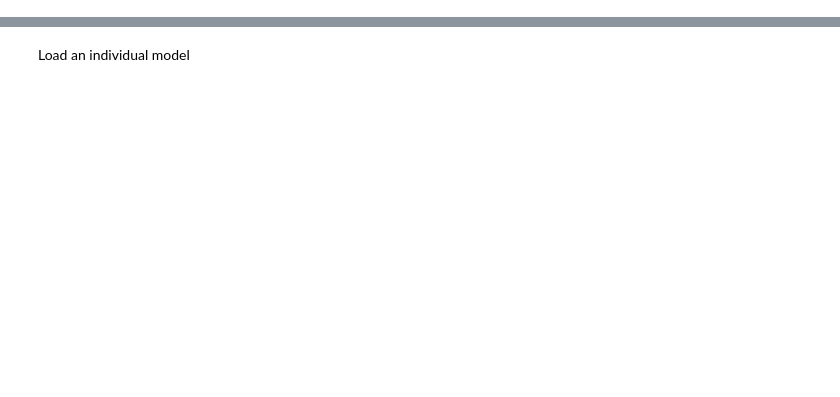
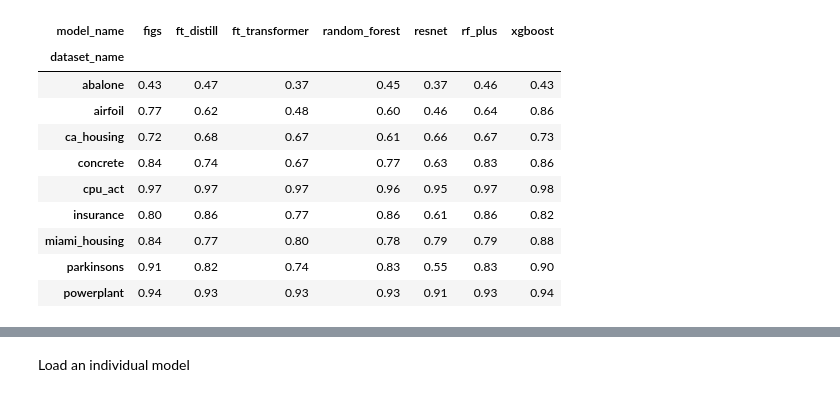
Before and after one commit to mattyshen/adaptiveTTI, a Jupyter notebook: notebooks/01_model_results.ipynb, the cells around one changed output, grey strips where cells are left out. Cells and saved outputs as stored; diff of their text form; code cells hidden in the pictures; blank space fills up the shorter version.

```diff
--- a/notebooks/01_model_results.ipynb
+++ b/notebooks/01_model_results.ipynb
@@ -39,0 +40,9 @@ Length: 387, dtype: int64
+# %%
+r_feat = r[r['featurizer_name'] == 'featurizer']
+r_nfeat = r[r['featurizer_name'] == 'no_featurizer']
+# %%
+r_feat = r_feat.drop(columns=['n_epochs', 'n_epochs', 'gpu', 'size_interactions', 'use_cache', 'cat_mappings', 'task_type', 'save_dir',
+                     'seed', 'subsample_frac', 'featurizer_overlap', 'save_dir_unique'])
+
+r_nfeat = r_nfeat.drop(columns=['n_epochs', 'n_epochs', 'gpu', 'size_interactions', 'use_cache', 'cat_mappings', 'task_type', 'save_dir',
+                     'seed', 'subsample_frac', 'featurizer_overlap', 'save_dir_unique'])
@@ -39,0 +61,14 @@ Length: 387, dtype: int64
+# %%
+pd.pivot_table(r_feat[r_feat['bit']==1], values='r2_score_val_true', aggfunc='max', index='dataset_name', columns=['model_name']).round(2).dropna()
+# %% [output]
+| model_name | figs | ft_distill | ft_transformer | random_forest | resnet | rf_plus | xgboost |
+| dataset_name |  |  |  |  |  |  |  |
+| abalone | 0.43 | 0.47 | 0.37 | 0.45 | 0.37 | 0.46 | 0.43 |
+| airfoil | 0.77 | 0.62 | 0.48 | 0.60 | 0.46 | 0.64 | 0.86 |
+| ca_housing | 0.72 | 0.68 | 0.67 | 0.61 | 0.66 | 0.67 | 0.73 |
+| concrete | 0.84 | 0.74 | 0.67 | 0.77 | 0.63 | 0.83 | 0.86 |
+| cpu_act | 0.97 | 0.97 | 0.97 | 0.96 | 0.95 | 0.97 | 0.98 |
+| insurance | 0.80 | 0.86 | 0.77 | 0.86 | 0.61 | 0.86 | 0.82 |
+| miami_housing | 0.84 | 0.77 | 0.80 | 0.78 | 0.79 | 0.79 | 0.88 |
+| parkinsons | 0.91 | 0.82 | 0.74 | 0.83 | 0.55 | 0.83 | 0.90 |
+| powerplant | 0.94 | 0.93 | 0.93 | 0.93 | 0.91 | 0.93 | 0.94 |
```
Also changed, not shown: parts of 43 cells of this notebook, 24 other files.
